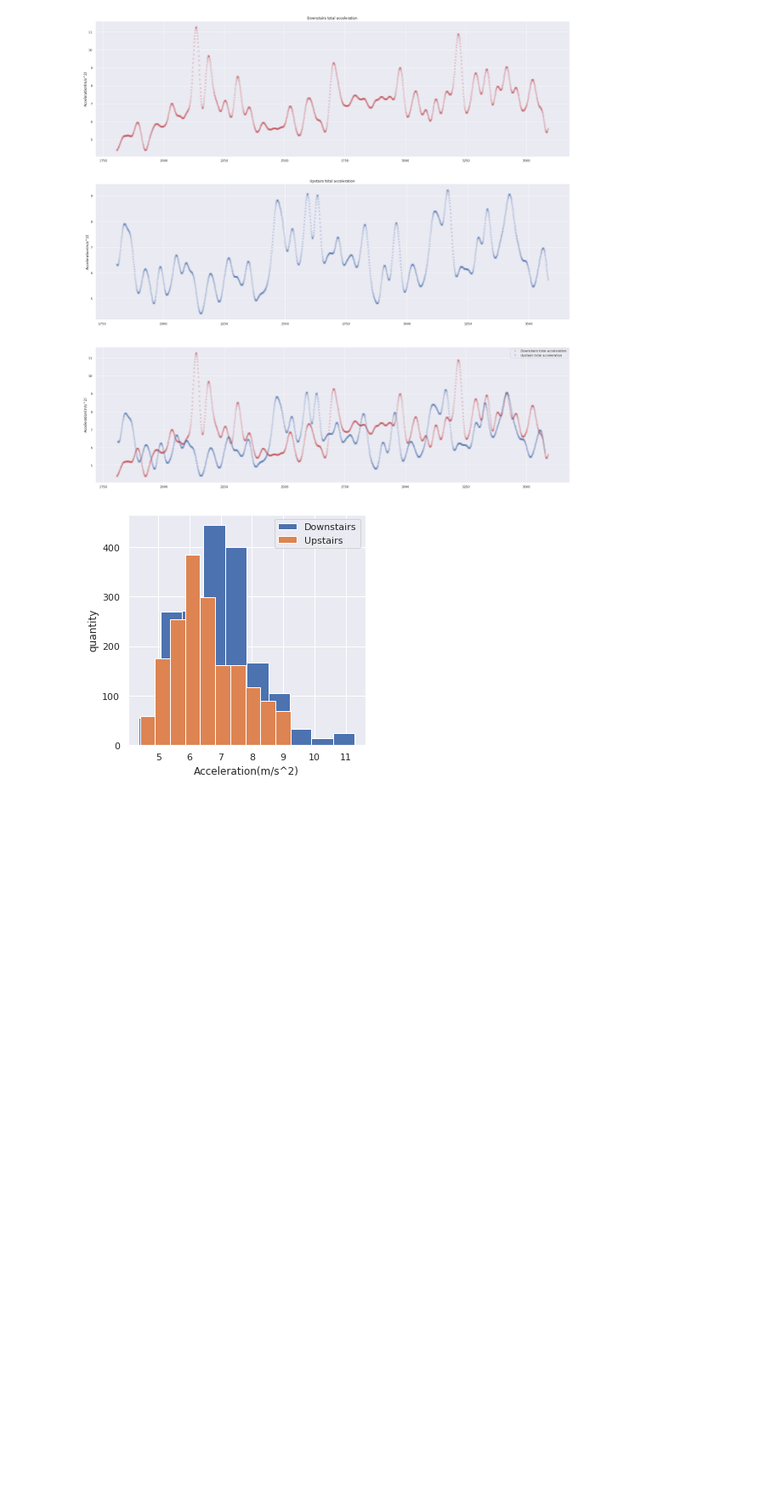
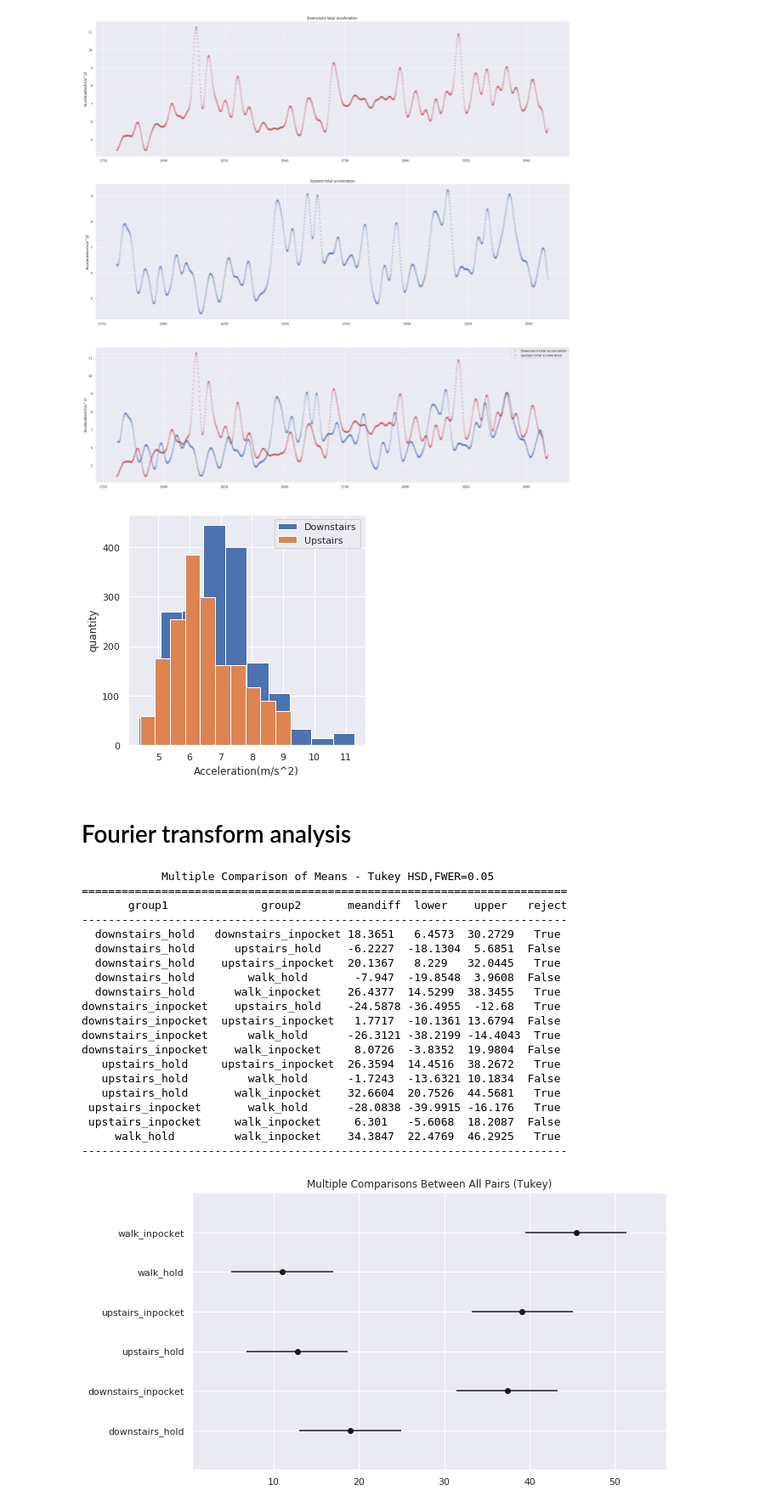
Before and after one commit to MingXXI/cmpt353, a Jupyter notebook: Analysis_Data.ipynb, the cells around one changed output. Shown at 85% size. Cells and saved outputs as stored; diff of their text form; code cells hidden in the pictures; blank space fills up the shorter version.

```diff
--- a/Analysis_Data.ipynb
+++ b/Analysis_Data.ipynb
@@ -216,3 +200,5 @@ equal variance pvalue: 0.0038097361243232533
 t_test_pvalue: 3.7445904606784945e-25
 [figure]
 [figure]
+# %% [markdown]
+# Fourier transform analysis
@@ -218,0 +252,43 @@ t_test_pvalue: 3.7445904606784945e-25
+# %%
+def FFT_analysis():
+    data_list = get_FFT_data()
+    data_list[0] = data_list[0][:1701]
+    data_list[1] = data_list[1][:1701]
+    data_list[2] = data_list[2][:1701]
+    data_list[3] = data_list[3][:1701]
+    data_list[4] = data_list[4][:1701]
+    data_list[5] = data_list[5][:1701]
+    anova_pvalue = stats.f_oneway(data_list[0]['aT'] , data_list[1]['aT'] , data_list[2]['aT'] , data_list[3]['aT'] ,
+                                 data_list[4]['aT'] , data_list[5]['aT']).pvalue
+
+    x_data = pd.DataFrame({'downstairs_inpocket' : data_list[0]['aT'] , 'downstairs_hold' : data_list[1]['aT'] , 'upstairs_inpocket' : data_list[2]['aT'],
+                          'upstairs_hold' : data_list[3]['aT'] , 'walk_inpocket' : data_list[4]['aT'] , 'walk_hold' : data_list[5]['aT']})
+    x_melt = pd.melt(x_data)
+    posthoc = pairwise_tukeyhsd(x_melt['value'] , x_melt['variable'] , alpha = 0.05)
+    return posthoc
+# %%
+posthoc = FFT_analysis()
+print(posthoc)
+fig = posthoc.plot_simultaneous()
+# %% [output]
+            Multiple Comparison of Means - Tukey HSD,FWER=0.05
+=========================================================================
+       group1              group2       meandiff  lower    upper   reject
+-------------------------------------------------------------------------
+  downstairs_hold   downstairs_inpocket 18.3651   6.4573  30.2729   True
+  downstairs_hold      upstairs_hold    -6.2227  -18.1304  5.6851  False
+  downstairs_hold    upstairs_inpocket  20.1367   8.229   32.0445   True
+  downstairs_hold        walk_hold       -7.947  -19.8548  3.9608  False
+  downstairs_hold      walk_inpocket    26.4377  14.5299  38.3455   True
+downstairs_inpocket    upstairs_hold    -24.5878 -36.4955  -12.68   True
+downstairs_inpocket  upstairs_inpocket   1.7717  -10.1361 13.6794  False
+downstairs_inpocket      walk_hold      -26.3121 -38.2199 -14.4043  True
+downstairs_inpocket    walk_inpocket     8.0726  -3.8352  19.9804  False
+   upstairs_hold     upstairs_inpocket  26.3594  14.4516  38.2672   True
+   upstairs_hold         walk_hold      -1.7243  -13.6321 10.1834  False
+   upstairs_hold       walk_inpocket    32.6604  20.7526  44.5681   True
+ upstairs_inpocket       walk_hold      -28.0838 -39.9915 -16.176   True
+ upstairs_inpocket     walk_inpocket     6.301   -5.6068  18.2087  False
+     walk_hold         walk_inpocket    34.3847  22.4769  46.2925   True
+-------------------------------------------------------------------------
+[figure, added]
```
Also changed, not shown: parts of 5 cells of this notebook, 2 other files.
